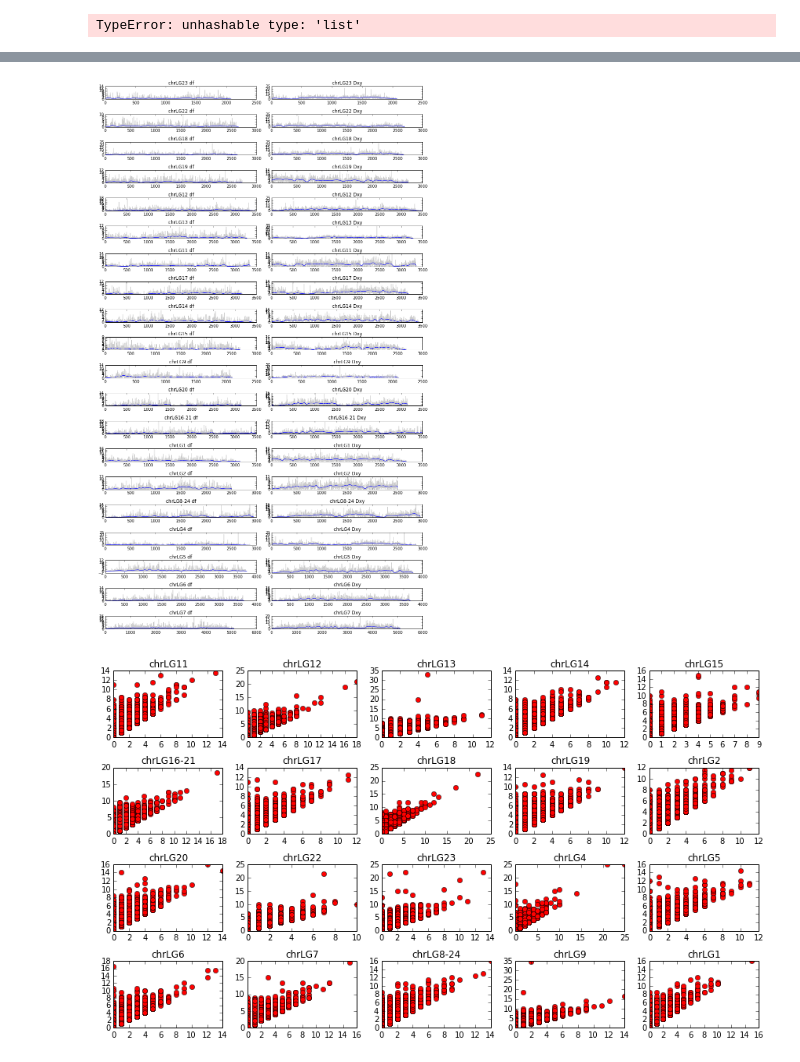
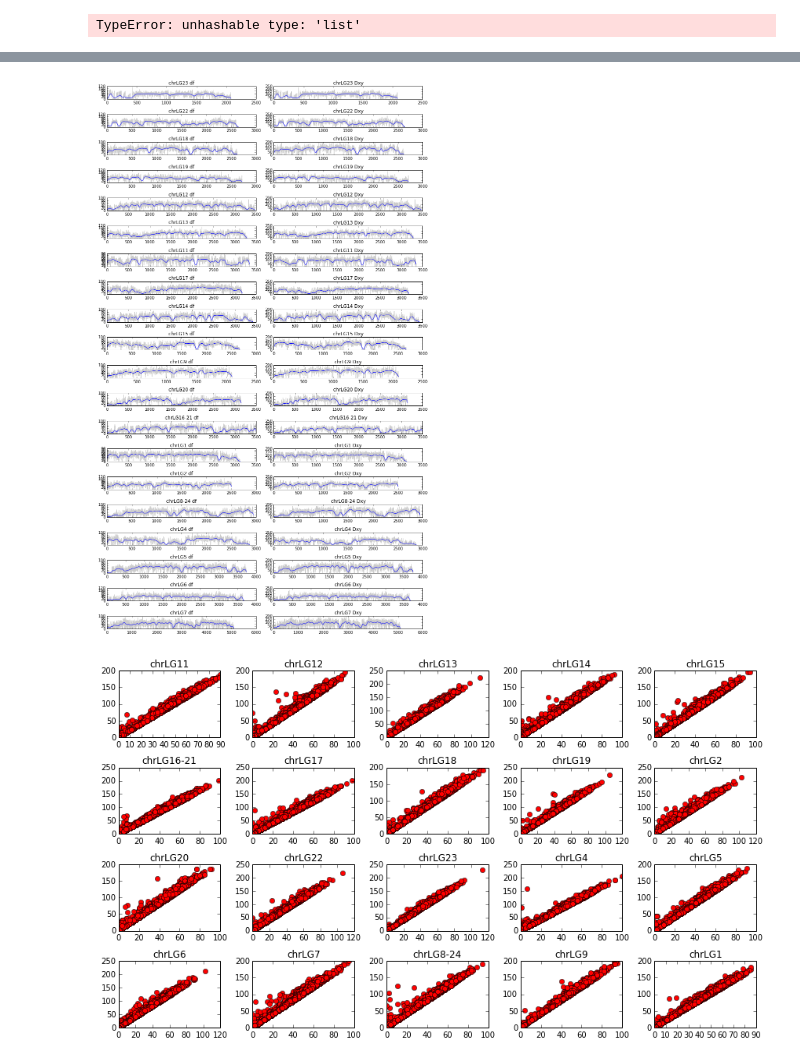
Before and after one commit to dodtlim/ulakes, a Jupyter notebook: ulakes.ipynb, the cells around one changed output, grey strips where cells are left out. Saved outputs shown, nothing was run; the diff lists cells and outputs as text; code cells hidden in the pictures.

```diff
--- a/ulakes.ipynb
+++ b/ulakes.ipynb
@@ -204,8 +204,8 @@ block_size = 10000
 size_cut   = 2e7
 
 #vcf_reader = vcf.Reader(open('/home/russell/fish/talapia/SNPs_only.kivu.vcf', 'rb'))
-vcf_reader = vcf.Reader(open('/home/russell/fish/talapia/SNPs_only.victora.vcf', 'rb'))
-#vcf_reader = vcf.Reader(open('/home/russell/fish/talapia/SNPs_only.mweru.vcf', 'rb'))
+#vcf_reader = vcf.Reader(open('/home/russell/fish/talapia/SNPs_only.victora.vcf', 'rb'))
+vcf_reader = vcf.Reader(open('/home/russell/fish/talapia/SNPs_only.mweru.vcf', 'rb'))
 
 contig_lengths = {}
 for contig in vcf_reader.contigs :
@@ -222,13 +222,8 @@ for contig in vcf_reader.contigs :
     if contig_lengths[contig] > size_cut :
         if not bigcontigs.__contains__(contig) :
             bigcontigs.append(contig)
-        mycontigs[contig] = { 'length' : length,
-                              'df'     : numpy.zeros(contig_lengths[contig]/block_size+1),
-                              'dxy'    : numpy.zeros(contig_lengths[contig]/block_size+1),
-                              's0all'  : numpy.zeros(contig_lengths[contig]/block_size+1),
-                              's0het'  : numpy.zeros(contig_lengths[contig]/block_size+1),
-                              's1all'  : numpy.zeros(contig_lengths[contig]/block_size+1),
-                              's1het'  : numpy.zeros(contig_lengths[contig]/block_size+1) }
+        mycontigs[contig] = { 'length' : length, 'df'  : numpy.zeros(contig_lengths[contig]/block_size+1),
+                              'length' : length, 'dxy' : numpy.zeros(contig_lengths[contig]/block_size+1) }
 
 for n,obs in enumerate(vcf_reader) :
     if n%100000 == 0 : print n
@@ -238,18 +233,11 @@ for n,obs in enumerate(vcf_reader) :
     samp1 = obs.samples[0].gt_bases
     samp2 = obs.samples[1].gt_bases
     if samp1 is None or samp2 is None : continue
-    mycontigs[obs.CHROM]['s0all'][obs.POS/block_size] = mycontigs[obs.CHROM]['s0all'][obs.POS/block_size] + 1
-    mycontigs[obs.CHROM]['s1all'][obs.POS/block_size] = mycontigs[obs.CHROM]['s1all'][obs.POS/block_size] + 1
-    if obs.samples[0].is_het and obs.samples[0] :
-        mycontigs[obs.CHROM]['s0het'][obs.POS/block_size] = mycontigs[obs.CHROM]['s0het'][obs.POS/block_size] + 1
-    if obs.samples[1].is_het and obs.samples[1] :
-        mycontigs[obs.CHROM]['s1het'][obs.POS/block_size] = mycontigs[obs.CHROM]['s1het'][obs.POS/block_size] + 1
-    sdist = 0.25*(  distance.hamming(samp1[0],samp2[0]) + \
-                    distance.hamming(samp1[2],samp2[0]) + \
-                    distance.hamming(samp1[0],samp2[2]) + \
-                    distance.hamming(samp1[2],samp2[2]) )
-    mycontigs[obs.CHROM]['dxy'][obs.POS/block_size] = mycontigs[obs.CHROM]['dxy'][obs.POS/block_size] + sdist
-    if not obs.samples[0].is_het and not obs.samples[1].is_het and sdist == 1 :
+    samp1 = ''.join(sorted(samp1))
+    samp2 = ''.join(sorted(samp2))
+    sampdist = distance.hamming(samp1,samp2)
+    mycontigs[obs.CHROM]['dxy'][obs.POS/block_size] = mycontigs[obs.CHROM]['dxy'][obs.POS/block_size] + sampdist
+    if not obs.samples[0].is_het and not obs.samples[1].is_het and sampdist == 2 :
         #print obs.CHROM, obs.POS/block_size, sampdist
         mycontigs[obs.CHROM]['df'][obs.POS/block_size] = mycontigs[obs.CHROM]['df'][obs.POS/block_size] + 1
 # %% [output]
@@ -274,21 +275,21 @@ for n,contig in enumerate(mycontigs.keys()) :
     title(contig + ' ' + 'Dxy')
 tight_layout()
 
-savefig( 'victoria_df_dxy.png', format='png', dpi=100 )
-savefig( 'victoria_df_dxy.pdf', format='pdf', dpi=100 )
+savefig( 'mweru_df_dxy.png', format='png', dpi=100 )
+savefig( 'mweru_df_dxy.pdf', format='pdf', dpi=100 )
 # %% [output]
-[figure, old version]
+[figure, new version]
 # %%
 figsize(12,7)
 
 for n,c in enumerate(bigcontigs) :
     subplot(4,5,n)
     title(c)
     plot(mycontigs[c]['df'],mycontigs[c]['dxy'],'ro')
 tight_layout()
 
-savefig( 'victoria_df_vs_dxy.png', format='png', dpi=100 )
-savefig( 'victoria_df_vs_dxy.pdf', format='pdf', dpi=100 )
+savefig( 'mweru_df_vs_dxy.png', format='png', dpi=100 )
+savefig( 'mweru_df_vs_dxy.pdf', format='pdf', dpi=100 )
 # %% [output]
-[figure, old version]
+[figure, new version]
 # %%
```
Also changed, not shown: parts of 7 cells of this notebook, 7 other files.
